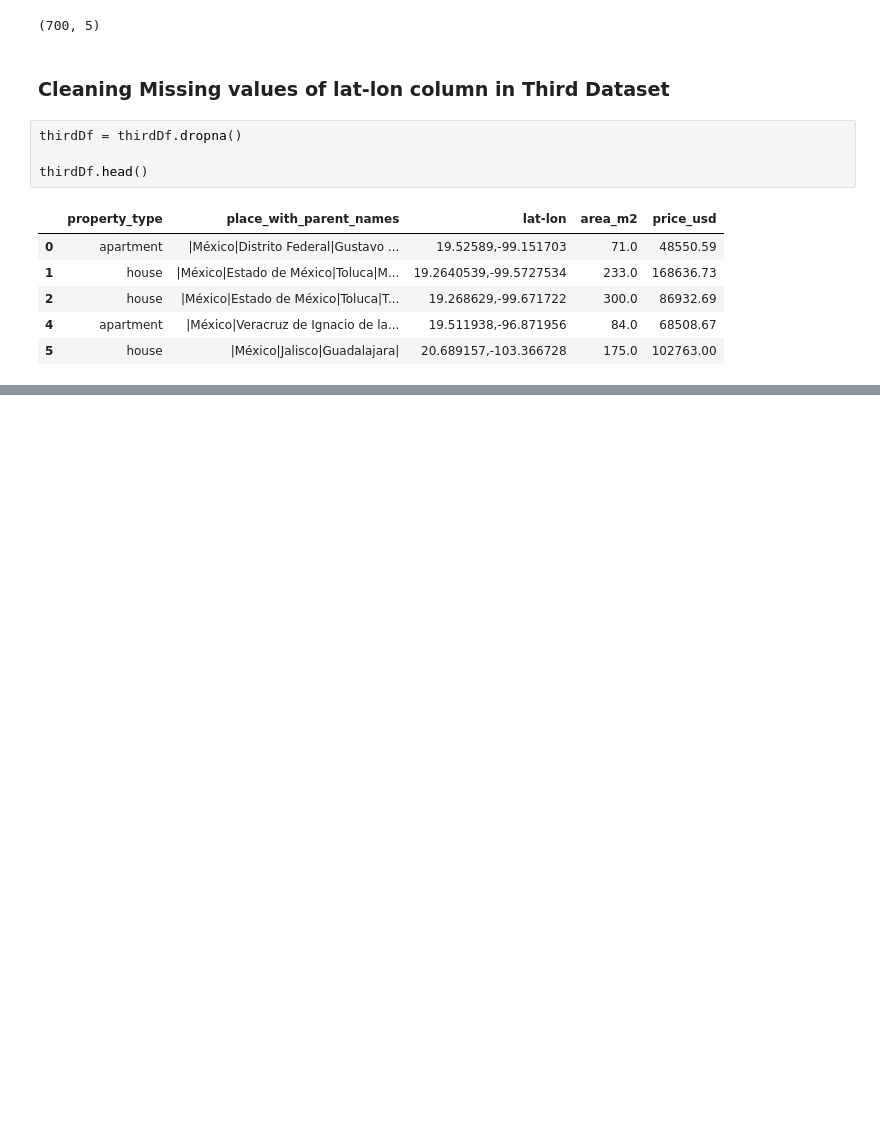
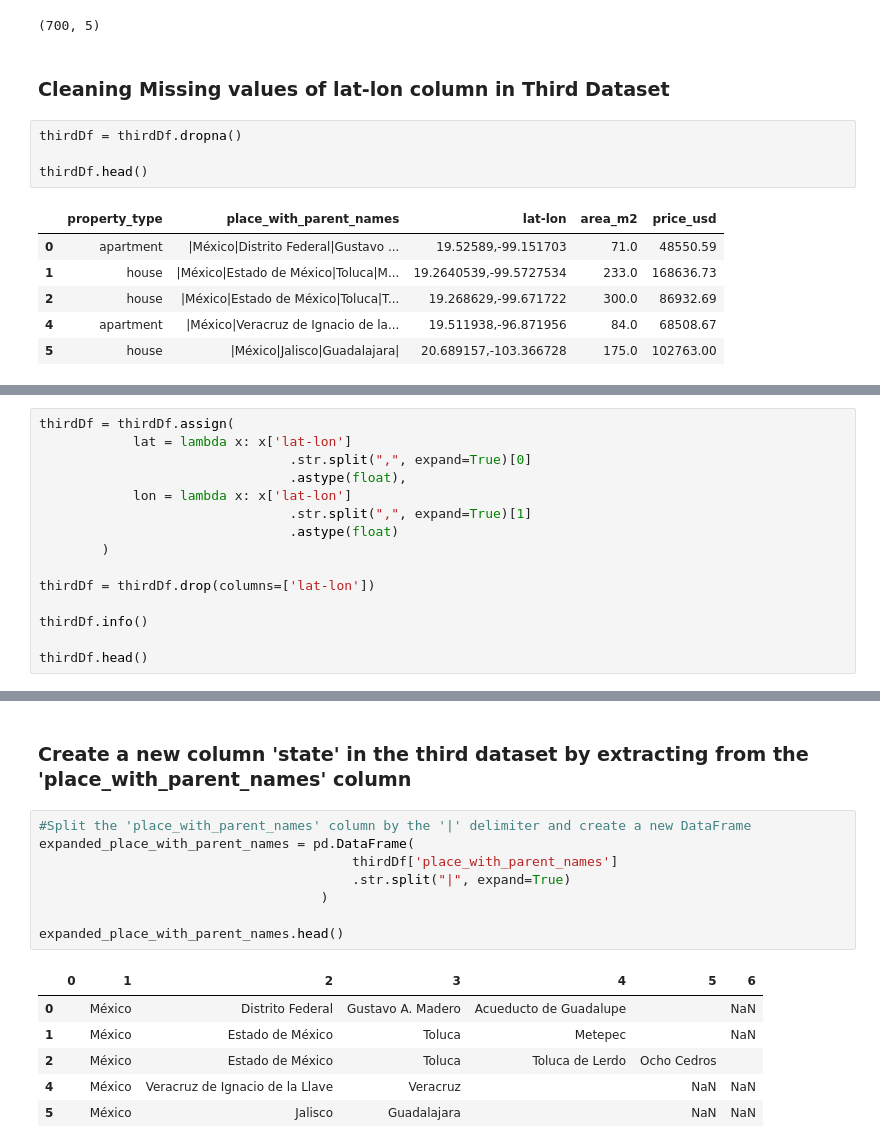
Before and after one commit to PamithTehan/Mexican-Real-Estate-Market, a Jupyter notebook: data_wrangling.ipynb, the cells around one changed output, grey strips where cells are left out. Drawn from its saved outputs; the diff is of its cells as text; blank space fills up the shorter version.

Commit message:
split lat-lon column into seperate lat and lon columns & create state column extracting from place_with_parent_names

```diff
--- a/data_wrangling.ipynb
+++ b/data_wrangling.ipynb
@@ -288,0 +291,15 @@ thirdDf.head()
+# %%
+thirdDf = thirdDf.assign(
+            lat = lambda x: x['lat-lon']
+                                .str.split(",", expand=True)[0]
+                                .astype(float),
+            lon = lambda x: x['lat-lon']
+                                .str.split(",", expand=True)[1]
+                                .astype(float)
+        )
+
+thirdDf = thirdDf.drop(columns=['lat-lon'])
+
+thirdDf.info()
+
+thirdDf.head()
@@ -288,0 +326,17 @@ thirdDf.head()
+# %% [markdown]
+### Create a new column 'state' in the third dataset by extracting from the 'place_with_parent_names' column
+# %%
+#Split the 'place_with_parent_names' column by the '|' delimiter and create a new DataFrame
+expanded_place_with_parent_names = pd.DataFrame(
+                                        thirdDf['place_with_parent_names']
+                                        .str.split("|", expand=True)
+                                    )
+
+expanded_place_with_parent_names.head()
+# %% [output]
+|  | 0 | 1 | 2 | 3 | 4 | 5 | 6 |
+| 0 |  | México | Distrito Federal | Gustavo A. Madero | Acueducto de Guadalupe |  | NaN |
+| 1 |  | México | Estado de México | Toluca | Metepec |  | NaN |
+| 2 |  | México | Estado de México | Toluca | Toluca de Lerdo | Ocho Cedros |  |
+| 4 |  | México | Veracruz de Ignacio de la Llave | Veracruz |  | NaN | NaN |
+| 5 |  | México | Jalisco | Guadalajara |  | NaN | NaN |
```
Also changed, not shown: parts of 5 cells of this notebook.
